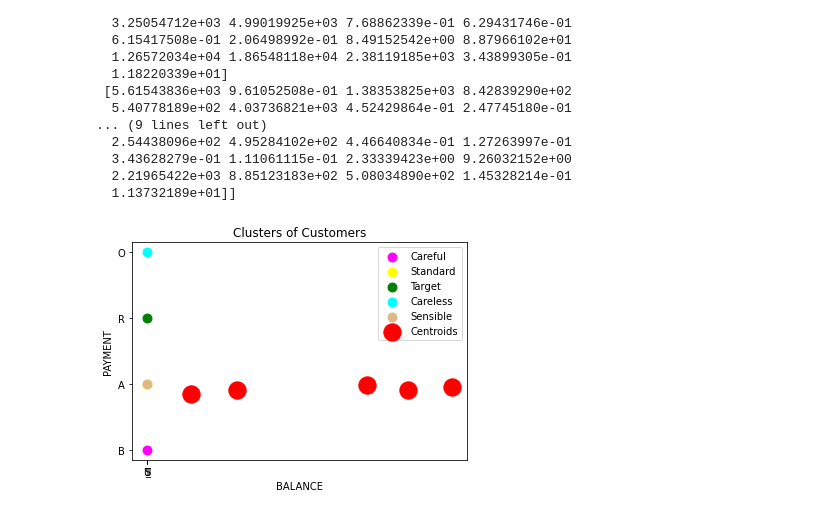
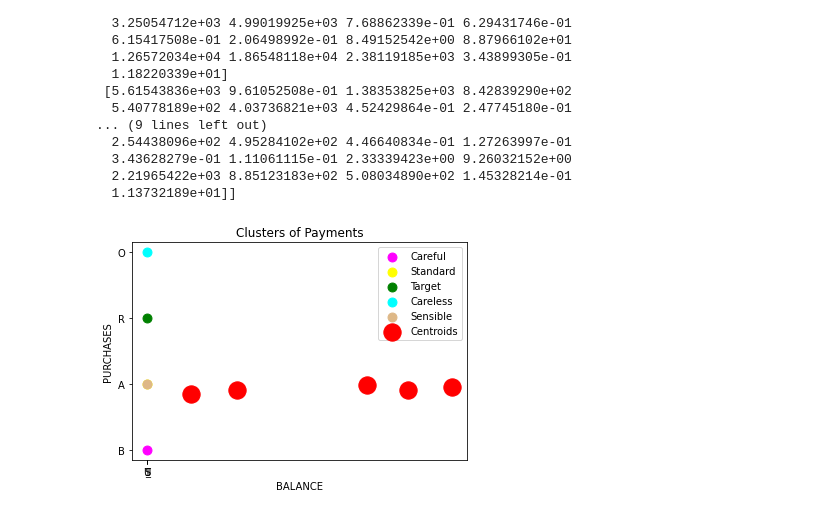
Before and after one commit to isahaji/clustering, a Jupyter notebook: main.ipynb, the cells around one changed output. Cells and saved outputs as stored; diff of their text form; code cells hidden in the pictures.

```diff
--- a/main.ipynb
+++ b/main.ipynb
@@ -116,21 +149,21 @@ print(kmeans.cluster_centers_)
 # %%
 data = ['CUST_ID', 'BALANCE', 'BALANCE_FREQUENCY', 'PURCHASES', 'ONEOFF_PURCHASES', 'INSTALLMENTS_PURCHASES', 'CASH_ADVANCE', 'PURCHASES_FREQUENCY', 'ONEOFF_PURCHASES_FREQUENCY', 'PURCHASES_INSTALLMENTS_FREQUENCY', 'CASH_ADVANCE_FREQUENCY', 'CASH_ADVANCE_TRX', 'PURCHASES_TRX', 'CREDIT_LIMIT', 'PAYMENTS', 'MINIMUM_PAYMENTS', 'PRC_FULL_PAYMENT', 'TENURE']
 
 plt.scatter(data[0][1],
             data[1][0],s=80,c='magenta',label='Careful')
 plt.scatter(data[0][1],
            data[2][1],s=80,c='yellow',label='Standard')
 plt.scatter(data[0][2],
            data[3][2],s=80,c='green',label='Target')
 plt.scatter(data[0][3],
            data[4][3],s=80,c='cyan',label='Careless')
 plt.scatter(data[0][4],
            data[5][4],s=80,c='burlywood',label='Sensible')
 plt.scatter(kmeans.cluster_centers_[:, 0], kmeans.cluster_centers_[:, 1], s=300, c='red', label = 'Centroids')
-plt.title('Clusters of Customers')
+plt.title('Clusters of Payments')
 plt.xlabel('BALANCE')
-plt.ylabel('PAYMENT')
+plt.ylabel('PURCHASES')
 plt.legend()
 plt.show()
 # %% [output]
-[figure, old version]
+[figure, new version]
```
Also changed, not shown: parts of 12 cells of this notebook.
